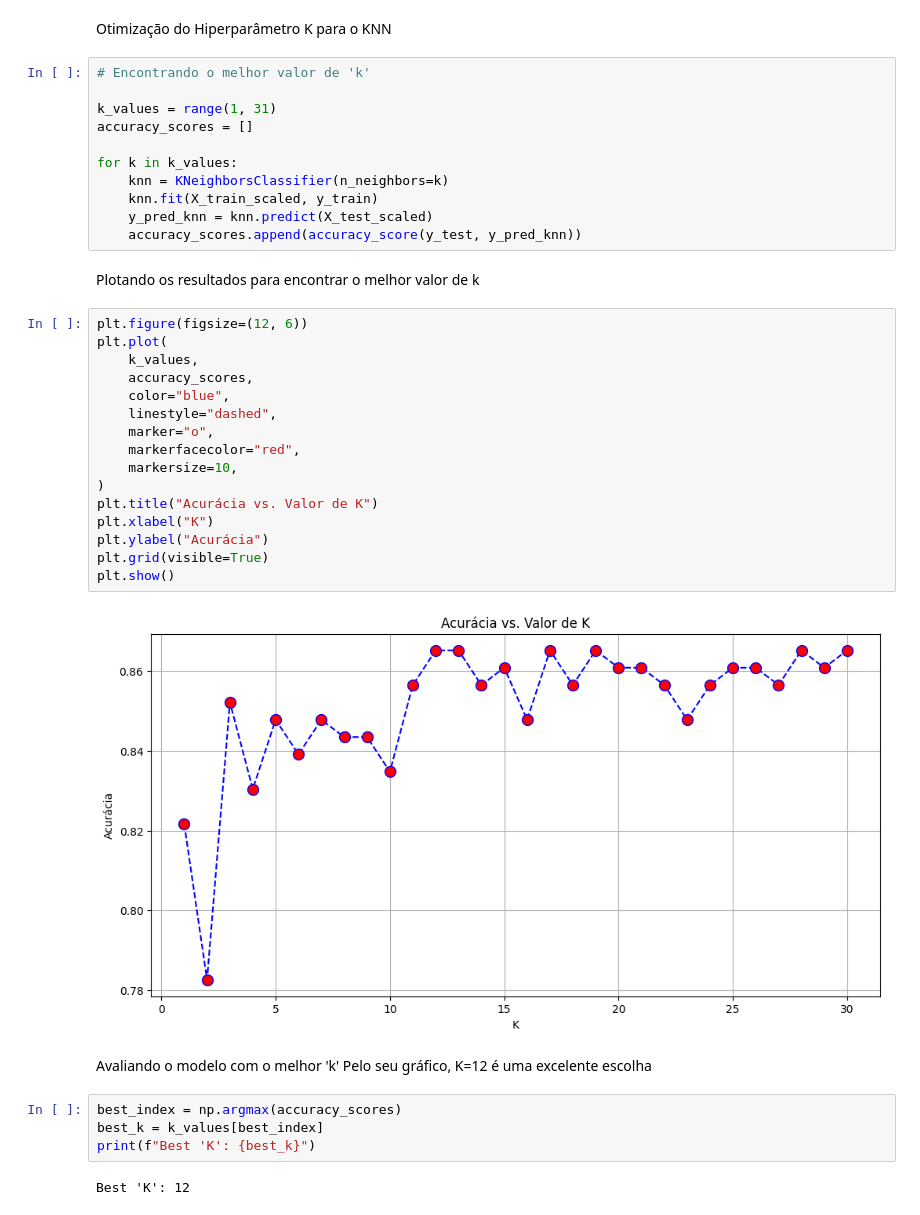
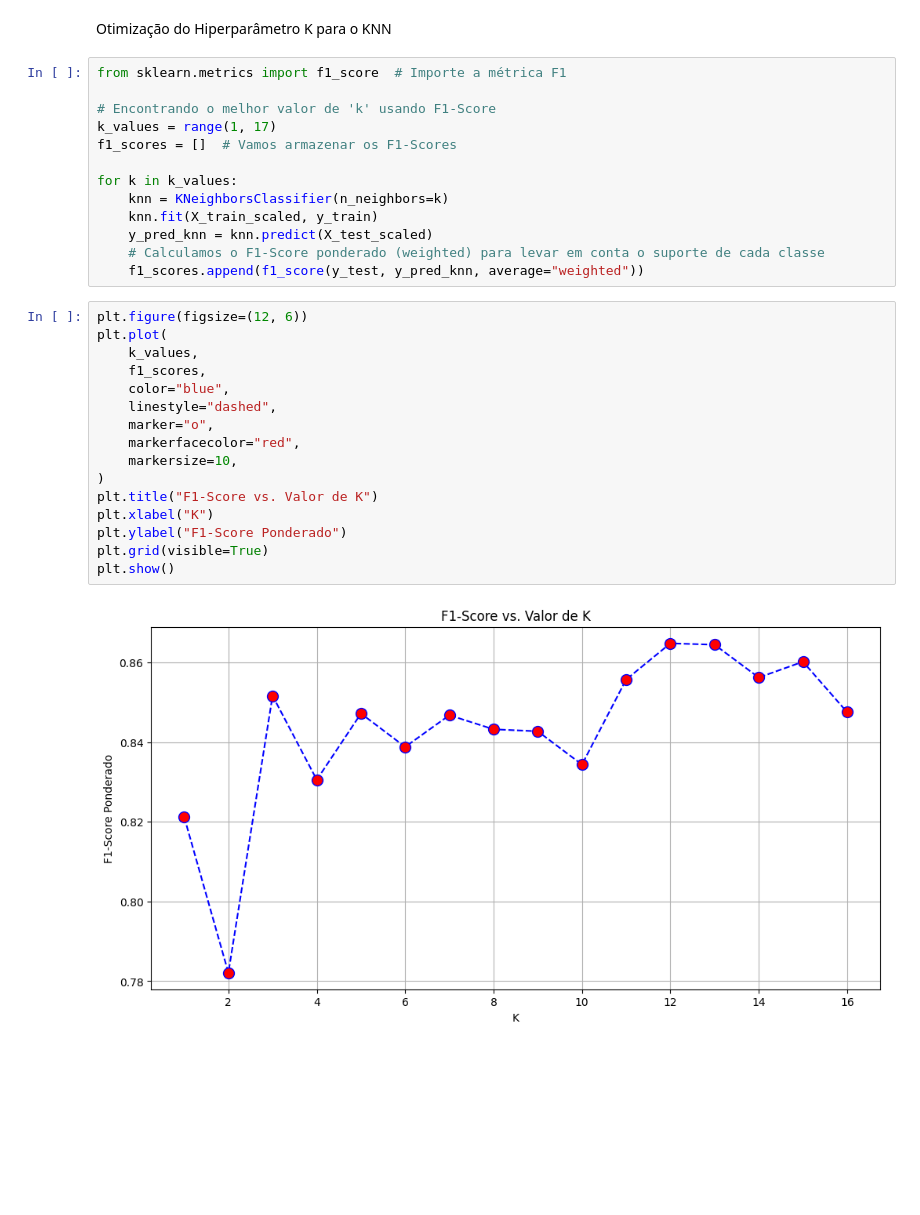
Before and after one commit to renigoms/marchine_learning_project, a Jupyter notebook: knn.ipynb, the cells around one changed output. Drawn from its saved outputs; the diff is of its cells as text; blank space fills up the shorter version.

```diff
--- a/kmeans.ipynb
+++ b/knn.ipynb
@@ -144,42 +147,33 @@ X_test_scaled = pd.DataFrame(
 # %% [markdown]
 Otimização do Hiperparâmetro K para o KNN
 # %%
-# Encontrando o melhor valor de 'k'
+from sklearn.metrics import f1_score  # Importe a métrica F1
 
-k_values = range(1, 31)
-accuracy_scores = []
+# Encontrando o melhor valor de 'k' usando F1-Score
+k_values = range(1, 17)
+f1_scores = []  # Vamos armazenar os F1-Scores
 
 for k in k_values:
     knn = KNeighborsClassifier(n_neighbors=k)
     knn.fit(X_train_scaled, y_train)
     y_pred_knn = knn.predict(X_test_scaled)
-    accuracy_scores.append(accuracy_score(y_test, y_pred_knn))
+    # Calculamos o F1-Score ponderado (weighted) para levar em conta o suporte de cada classe
+    f1_scores.append(f1_score(y_test, y_pred_knn, average="weighted"))
-# %% [markdown]
-Plotando os resultados para encontrar o melhor valor de k
 # %%
 plt.figure(figsize=(12, 6))
 plt.plot(
     k_values,
-    accuracy_scores,
+    f1_scores,
     color="blue",
     linestyle="dashed",
     marker="o",
     markerfacecolor="red",
     markersize=10,
 )
-plt.title("Acurácia vs. Valor de K")
+plt.title("F1-Score vs. Valor de K")
 plt.xlabel("K")
-plt.ylabel("Acurácia")
+plt.ylabel("F1-Score Ponderado")
 plt.grid(visible=True)
 plt.show()
 # %% [output]
-[figure, old version]
+[figure, new version]
-# %% [markdown]
-Avaliando o modelo com o melhor 'k'
-Pelo seu gráfico, K=12 é uma excelente escolha
-# %%
-best_index = np.argmax(accuracy_scores)
-best_k = k_values[best_index]
-print(f"Best 'K': {best_k}")
-# %% [output]
-Best 'K': 12
```
Also changed, not shown: parts of 12 cells of this notebook.
